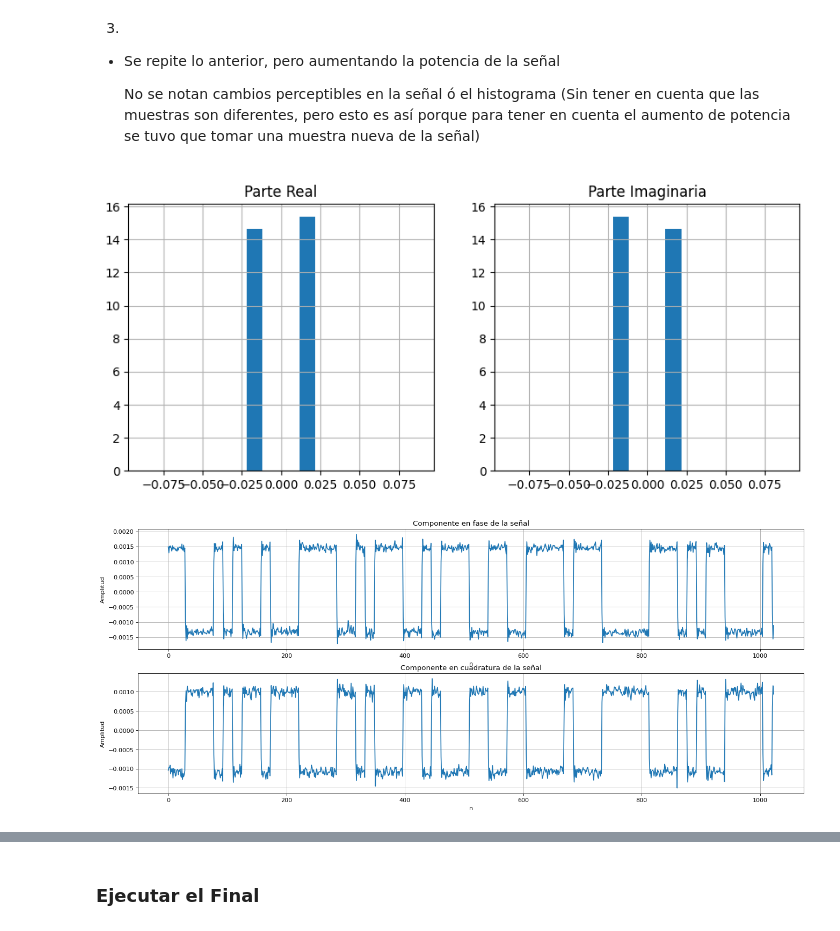
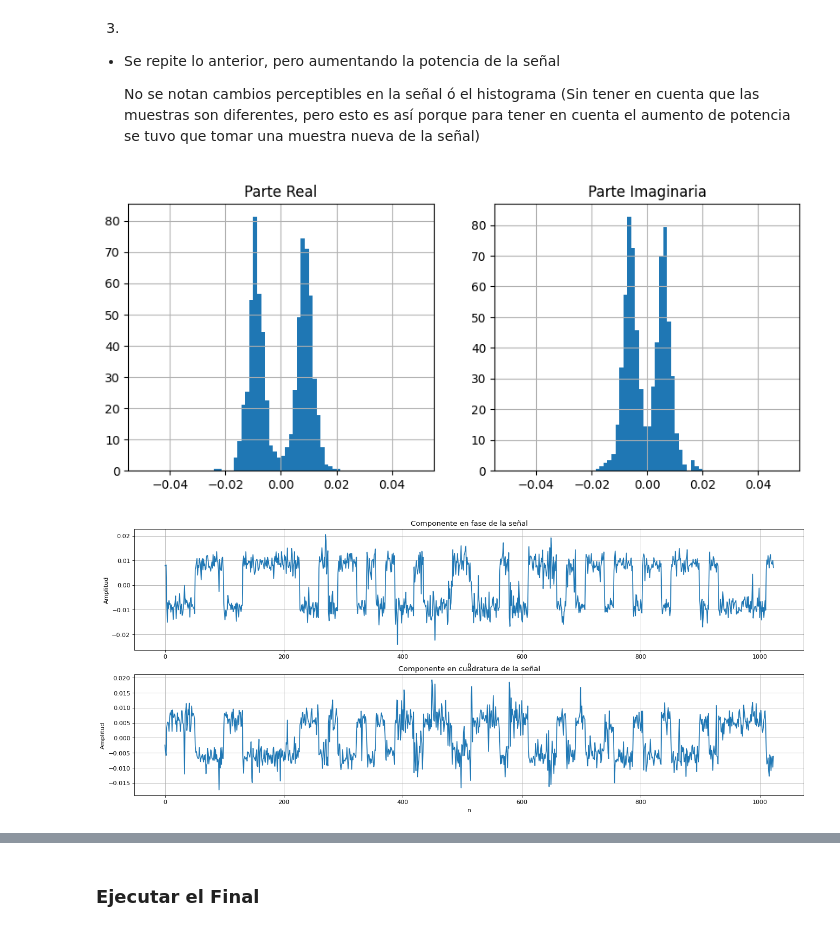
Before and after one commit to GastonFernandez00/Comunicaciones-Digitales, a Jupyter notebook: SDR Ejercicios/EjercicioTP3.ipynb, the cells around one changed output, grey strips where cells are left out. Drawn from its saved outputs; the diff is of its cells as text; code cells hidden in the pictures.

```diff
--- a/SDR Ejercicios/EjercicioTP3.ipynb
+++ b/SDR Ejercicios/EjercicioTP3.ipynb
@@ -162,25 +185,16 @@ plt.show()
 + Se repite lo anterior, pero aumentando la potencia de la señal
 
     No se notan cambios perceptibles en la señal ó el histograma (Sin tener en cuenta que las muestras son diferentes, pero esto es así porque para tener en cuenta el aumento de potencia se tuvo que tomar una muestra nueva de la señal)
-# %%
-TxAtten = -70
-rxSignal = sdr.rx()
-rxNormalizada = rxSignal/np.var(rxSignal)
-
-# plotSignal(rxNormalizada[0:400])
-
-plt.figure(figsize=(10,4))
-plt.subplot(1,2,1)
-plt.grid()
-plt.title("Parte Real")
-plt.hist(np.real(rxNormalizada),density=True,bins=6,range=(-.1,.1),rwidth=0.3)
-
-plt.subplot(1,2,2)
-plt.grid()
-plt.title("Parte Imaginaria")
-plt.hist(np.imag(rxNormalizada),density=True,bins=6,range=(-.1,.1),rwidth=0.3)
-plotSignal(rxNormalizada[0:1400])
-plt.show()
-# %% [output]
-[figure, removed]
-[figure, removed]
+# %%
+cleanBuffer();
+TxAtten = -70
+rxSignal = sdr.rx()
+rxNormalizada = rxSignal/np.var(rxSignal)
+
+# plotSignal(rxNormalizada[0:400])
+histograma(rxNormalizada,rango=(-0.05,0.05))
+plotSignal(rxNormalizada[0:1400])
+plt.show()
+# %% [output]
+[figure, added]
+[figure, added]
```
Also changed, not shown: parts of 14 cells of this notebook, 1 other file.
